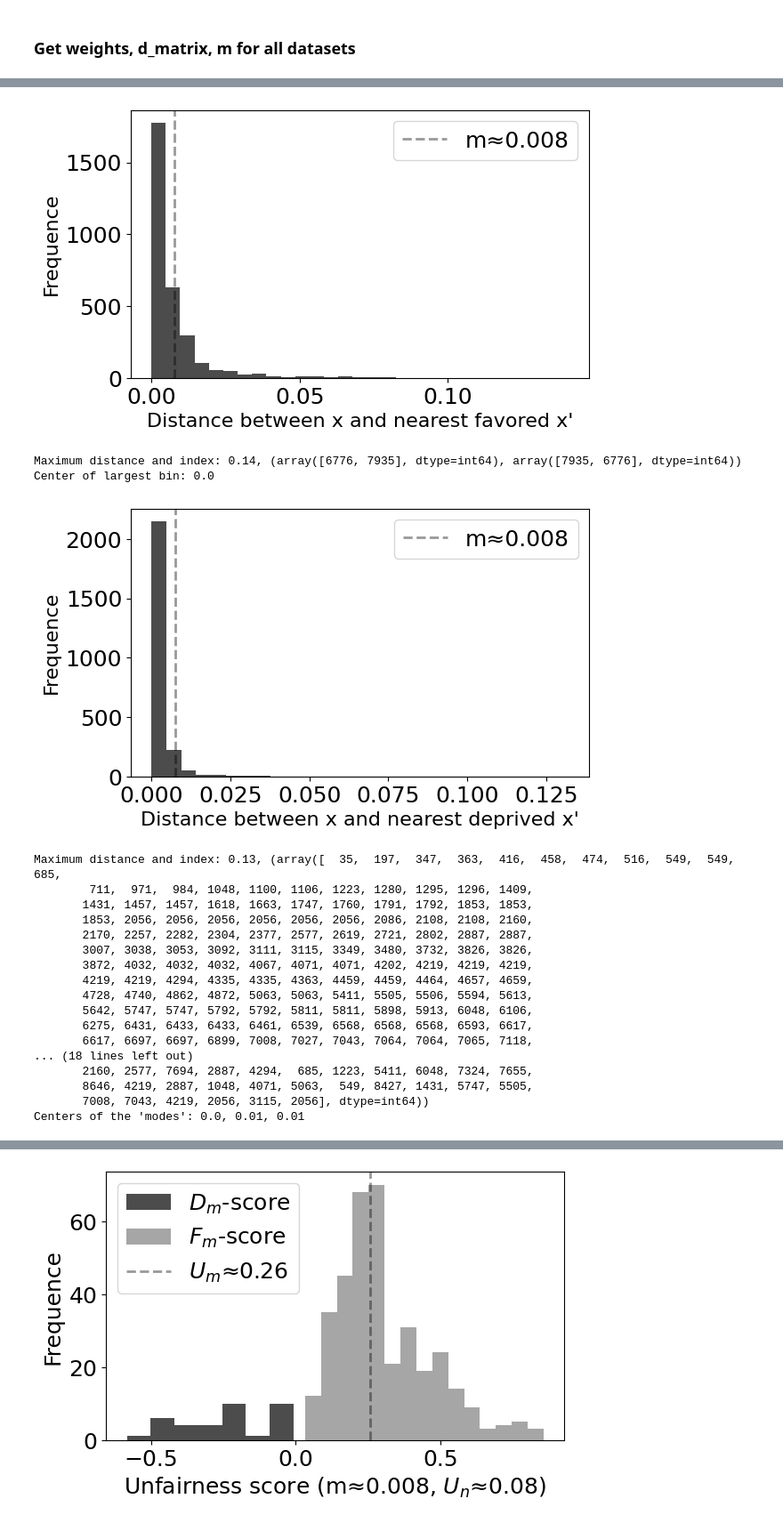
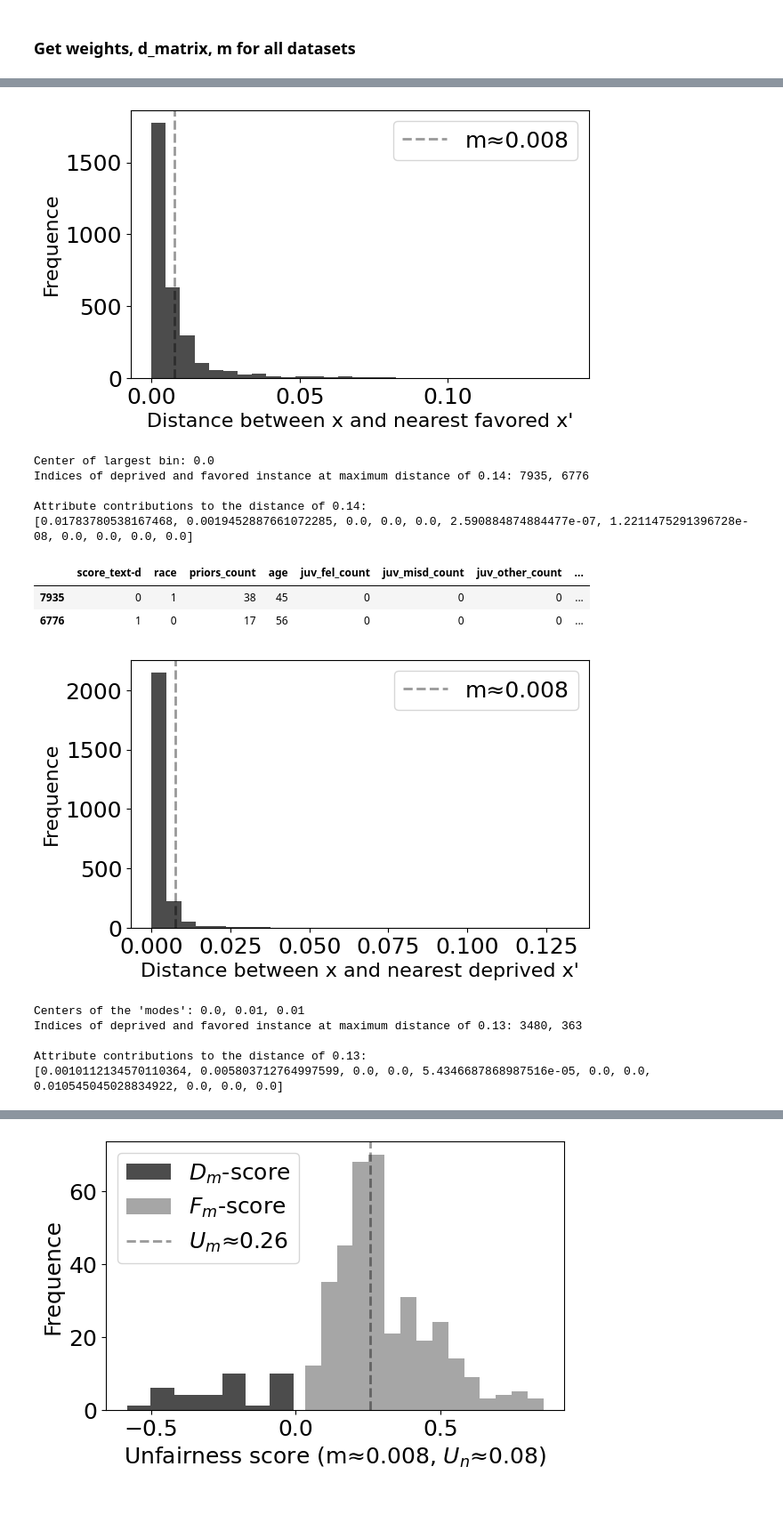
Before and after one commit to python211223/fairness-aware-classification, a Jupyter notebook: fair_classification.ipynb, the cells around one changed output, grey strips where cells are left out. Shown at 89% size. Saved outputs shown, nothing was run; the diff lists cells and outputs as text; code cells hidden in the pictures.

```diff
--- a/fair_classification.ipynb
+++ b/fair_classification.ipynb
@@ -1477,28 +1512,23 @@ Total runtime (in minutes): 4.57
 # %%
-m_compas = get_m(df_compas.to_numpy(), d_matrix_compas, 'compas')
+m_compas = get_m(df_compas, d_matrix_compas, 'compas', bin_cols_compas, nom_cols_compas, int_cols_compas,
+                 ord_cols_compas, w_compas)
 # %% [output]
 [figure]
 Maximum distance: 0.13
 Median distance: 0.0
 Center of largest bin: 0.0
 [figure]
-Maximum distance and index: 0.14, (array([6776, 7935], dtype=int64), array([7935, 6776], dtype=int64))
 Center of largest bin: 0.0
+Indices of deprived and favored instance at maximum distance of 0.14: 7935, 6776
+
+Attribute contributions to the distance of 0.14:
+[0.01783780538167468, 0.0019452887661072285, 0.0, 0.0, 0.0, 2.590884874884477e-07, 1.2211475291396728e-08, 0.0, 0.0, 0.0, 0.0]
+|  | score_text-d | race | priors_count | age | juv_fel_count | juv_misd_count | juv_other_count | ... |
+| 7935 | 0 | 1 | 38 | 45 | 0 | 0 | 0 | ... |
+| 6776 | 1 | 0 | 17 | 56 | 0 | 0 | 0 | ... |
 [figure]
-Maximum distance and index: 0.13, (array([  35,  197,  347,  363,  416,  458,  474,  516,  549,  549,  685,
-        711,  971,  984, 1048, 1100, 1106, 1223, 1280, 1295, 1296, 1409,
-       1431, 1457, 1457, 1618, 1663, 1747, 1760, 1791, 1792, 1853, 1853,
-       1853, 2056, 2056, 2056, 2056, 2056, 2056, 2086, 2108, 2108, 2160,
-       2170, 2257, 2282, 2304, 2377, 2577, 2619, 2721, 2802, 2887, 2887,
-       3007, 3038, 3053, 3092, 3111, 3115, 3349, 3480, 3732, 3826, 3826,
-       3872, 4032, 4032, 4032, 4067, 4071, 4071, 4202, 4219, 4219, 4219,
-       4219, 4219, 4294, 4335, 4335, 4363, 4459, 4459, 4464, 4657, 4659,
-       4728, 4740, 4862, 4872, 5063, 5063, 5411, 5505, 5506, 5594, 5613,
-       5642, 5747, 5747, 5792, 5792, 5811, 5811, 5898, 5913, 6048, 6106,
-       6275, 6431, 6433, 6433, 6461, 6539, 6568, 6568, 6568, 6593, 6617,
-       6617, 6697, 6697, 6899, 7008, 7027, 7043, 7064, 7064, 7065, 7118,
-... (18 lines left out)
-       2160, 2577, 7694, 2887, 4294,  685, 1223, 5411, 6048, 7324, 7655,
-       8646, 4219, 2887, 1048, 4071, 5063,  549, 8427, 1431, 5747, 5505,
-       7008, 7043, 4219, 2056, 3115, 2056], dtype=int64))
 Centers of the 'modes': 0.0, 0.01, 0.01
+Indices of deprived and favored instance at maximum distance of 0.13: 3480, 363
+
+Attribute contributions to the distance of 0.13:
+[0.0010112134570110364, 0.005803712764997599, 0.0, 0.0, 5.4346687868987516e-05, 0.0, 0.0, 0.010545045028834922, 0.0, 0.0, 0.0]
```
Also changed, not shown: parts of 37 cells of this notebook.
